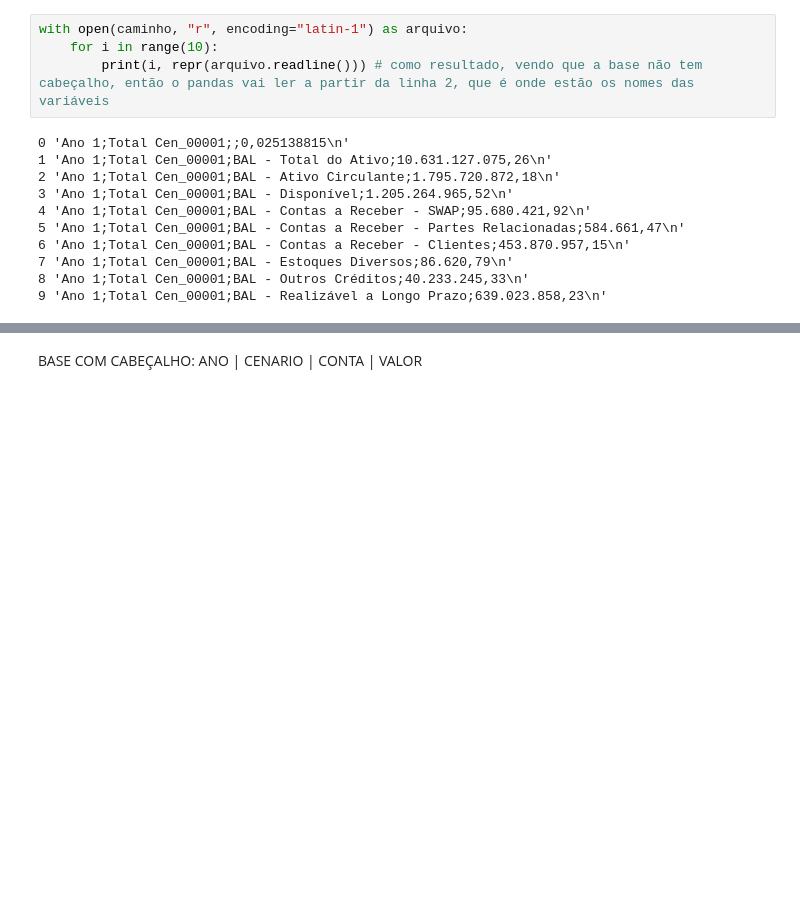
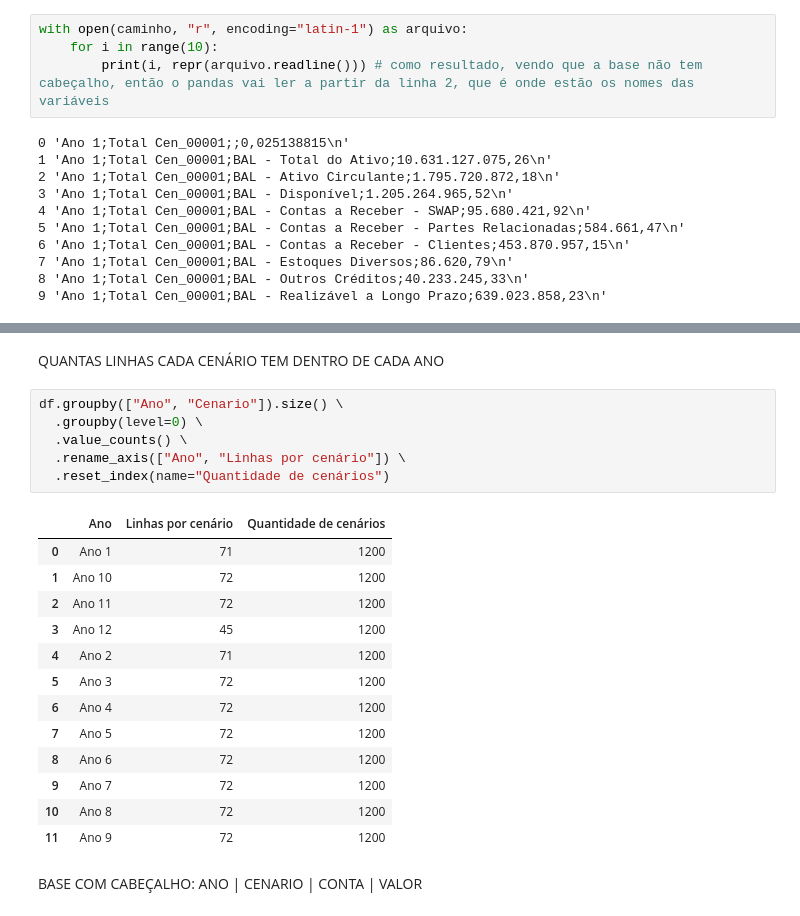
Before and after one commit to 2026-2-NCC4/Projeto1, a Jupyter notebook: notebooks/01_exploracao.ipynb, the cells around one changed output, grey strips where cells are left out. Drawn from its saved outputs; the diff is of its cells as text; blank space fills up the shorter version.

Commit message:
adicionando quantidade de linhas, cenarios no total da base

```diff
--- a/notebooks/01_exploracao.ipynb
+++ b/notebooks/01_exploracao.ipynb
@@ -61,3 +114,25 @@ with open(caminho, "r", encoding="latin-1") as arquivo:
+# %% [markdown]
+QUANTAS LINHAS CADA CENÁRIO TEM DENTRO DE CADA ANO
+# %%
+df.groupby(["Ano", "Cenario"]).size() \
+  .groupby(level=0) \
+  .value_counts() \
+  .rename_axis(["Ano", "Linhas por cenário"]) \
+  .reset_index(name="Quantidade de cenários")
+# %% [output]
+|  | Ano | Linhas por cenário | Quantidade de cenários |
+| 0 | Ano 1 | 71 | 1200 |
+| 1 | Ano 10 | 72 | 1200 |
+| 2 | Ano 11 | 72 | 1200 |
+| 3 | Ano 12 | 45 | 1200 |
+| 4 | Ano 2 | 71 | 1200 |
+| 5 | Ano 3 | 72 | 1200 |
+| 6 | Ano 4 | 72 | 1200 |
+| 7 | Ano 5 | 72 | 1200 |
+| 8 | Ano 6 | 72 | 1200 |
+| 9 | Ano 7 | 72 | 1200 |
+| 10 | Ano 8 | 72 | 1200 |
+| 11 | Ano 9 | 72 | 1200 |
 # %% [markdown]
 BASE COM CABEÇALHO: ANO | CENARIO | CONTA | VALOR
 # %%
```
Also changed, not shown: parts of 12 cells of this notebook.
